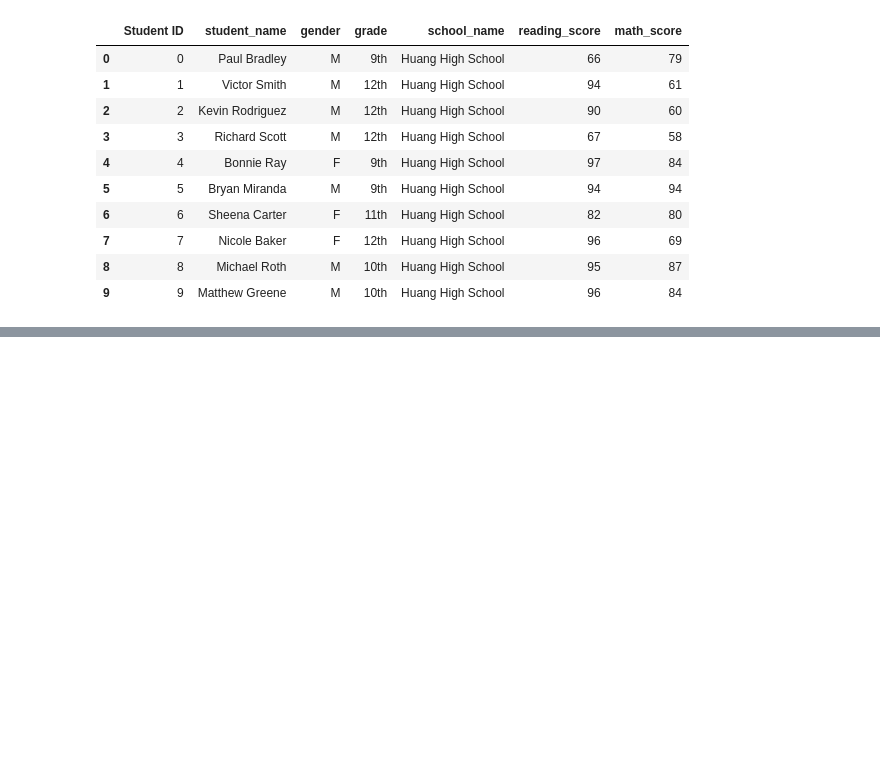
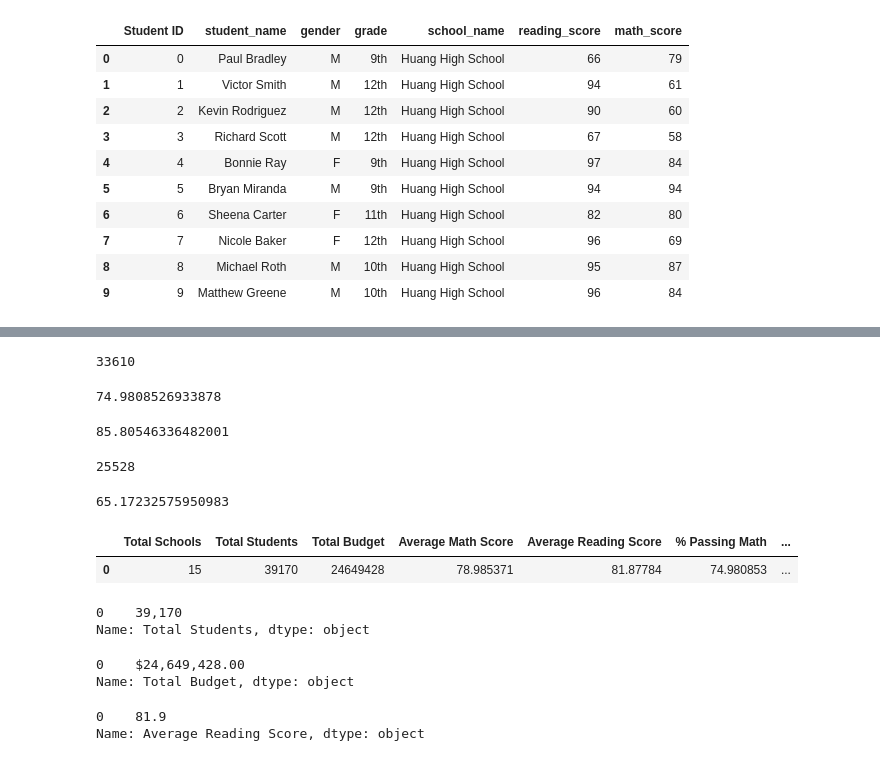
Before and after one commit to mkirsch2/School_District_Analysis, a Jupyter notebook: PyCitySchools.ipynb, the cells around one changed output, grey strips where cells are left out. Cells and saved outputs as stored; diff of their text form; code cells hidden in the pictures; blank space fills up the shorter version.

```diff
--- a/PyCitySchools.ipynb
+++ b/PyCitySchools.ipynb
@@ -108,0 +161,77 @@ student_data_df.head(10)
+# %%
+# calculate the total number of students who passed reading
+passing_reading = school_data_complete_df[school_data_complete_df["reading_score"] >= 70]
+passing_reading_count =passing_reading["student_name"].count()
+passing_reading_count
+# %% [output]
+33610
+# %%
+# calculate the percentage of students who passed math
+math_pass_percent = float(passing_math_count / student_count * 100)
+math_pass_percent
+# %% [output]
+74.9808526933878
+# %%
+# calculate the percentage of students who passed reading
+reading_pass_percent = float(passing_reading_count / student_count * 100)
+reading_pass_percent
+# %% [output]
+85.80546336482001
+# %%
+# calculate the total number of students who passed both math and reading
+passing_both = school_data_complete_df[(school_data_complete_df["math_score"]>=70) &
+(school_data_complete_df["reading_score"]>=70)]
+
+passing_both_count = passing_both["student_name"].count()
+passing_both_count
+# %% [output]
+25528
+# %%
+# calculate the overall percentage of students who passed both math and reading
+passing_both_percent = float(passing_both_count / student_count * 100)
+passing_both_percent
+# %% [output]
+65.17232575950983
+# %%
+# add a list of values with keys to create a new DataFrame
+district_summary_df = pd.DataFrame(
+    [{"Total Schools": school_count,
+     "Total Students": student_count,
+     "Total Budget": total_budget,
+     "Average Math Score": avg_math_score,
+     "Average Reading Score":  avg_reading_score,
+     "% Passing Math": math_pass_percent,
+      "% Passing Reading": reading_pass_percent,
+      "% Overall Passing": passing_both_percent}])
+
+district_summary_df
+# %% [output]
+|  | Total Schools | Total Students | Total Budget | Average Math Score | Average Reading Score | % Passing Math | ... |
+| 0 | 15 | 39170 | 24649428 | 78.985371 | 81.87784 | 74.980853 | ... |
+# %%
+# Format "Total Students" to have the comma for a thousands separator
+
+district_summary_df["Total Students"] = district_summary_df["Total Students"].map("{:,}".format)
+
+district_summary_df["Total Students"]
+# %% [output]
+0    39,170
+Name: Total Students, dtype: object
+# %%
+# Format "Total Budget" to have the comma for a thousands separator, a decimal separator, and a "$"
+
+district_summary_df["Total Budget"] = district_summary_df["Total Budget"].map("${:,.2f}".format)
+
+district_summary_df["Total Budget"]
+# %% [output]
+0    $24,649,428.00
+Name: Total Budget, dtype: object
+# %%
+# Format "Average Reading Score" to have one decimal place.
+
+district_summary_df["Average Reading Score"] = district_summary_df["Average Reading Score"].map("{:,.1f}".format)
+
+district_summary_df["Average Reading Score"]
+# %% [output]
+0    81.9
+Name: Average Reading Score, dtype: object
```
Also changed, not shown: parts of 14 cells of this notebook.
